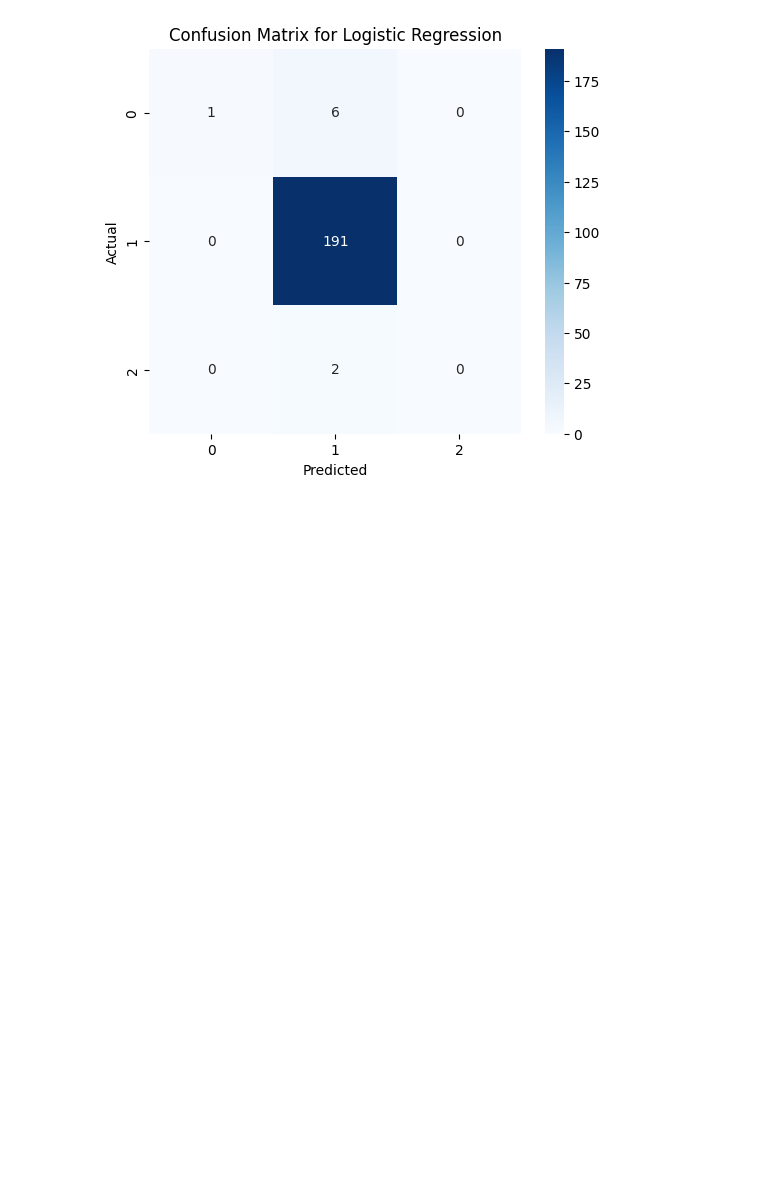
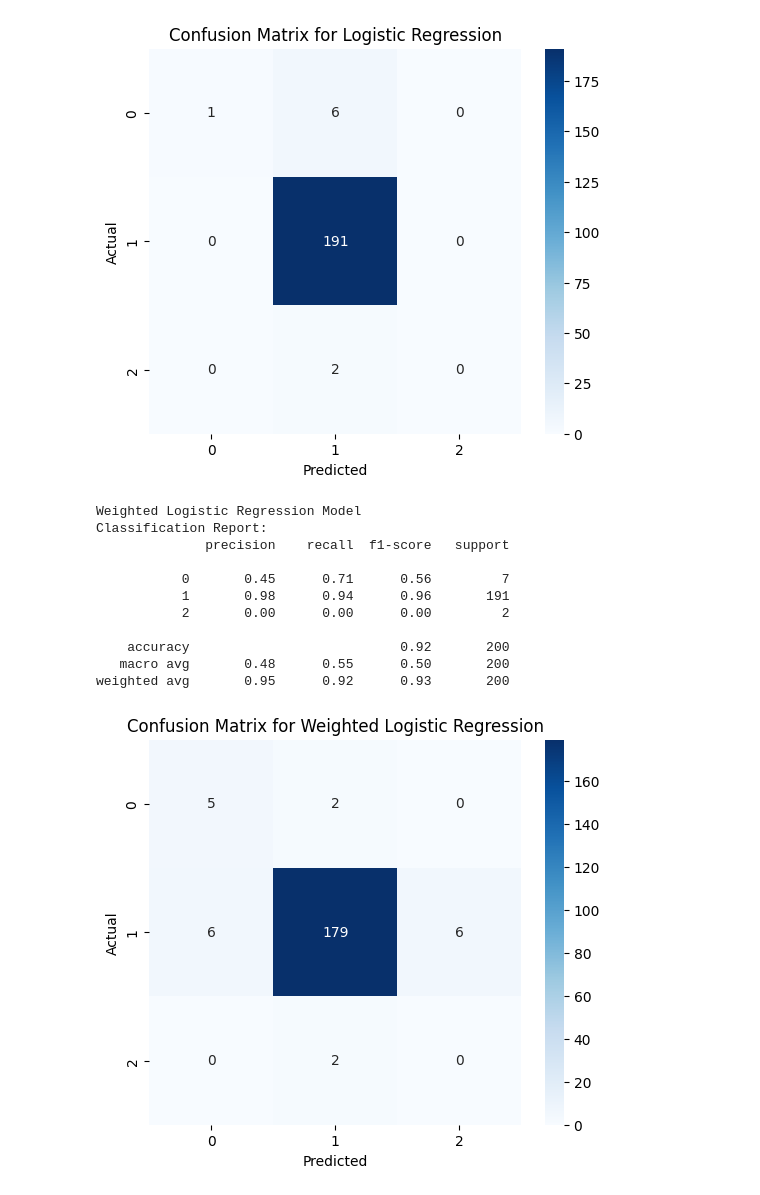
Before and after one commit to njokinjuguna/Machine-learning-Models, a Jupyter notebook: cancerpredictiveanalysisinkenya.ipynb, the cells around one changed output. Cells and saved outputs as stored; diff of their text form; code cells hidden in the pictures; blank space fills up the shorter version.

```diff
--- a/cancerpredictiveanalysisinkenya.ipynb
+++ b/cancerpredictiveanalysisinkenya.ipynb
@@ -837,3 +837,41 @@ Classification Report:
    macro avg       0.65      0.38      0.41       200
 weighted avg       0.95      0.96      0.94       200
 [figure]
+# %%
+# Reinitialize Logistic Regression with class weights
+
+log_reg_weighted = LogisticRegression(max_iter=1000, random_state=42, class_weight='balanced')
+
+# Train the model
+log_reg_weighted.fit(X_train, y_train)
+
+# Make predictions
+y_test_pred_weighted = log_reg_weighted.predict(X_test)
+
+# Evaluate the model
+print("\nWeighted Logistic Regression Model")
+print("Classification Report:")
+print(classification_report(y_test, y_test_pred_weighted, zero_division=0))
+
+# Confusion Matrix
+conf_matrix_weighted = confusion_matrix(y_test, y_test_pred_weighted)
+
+plt.figure(figsize=(6, 5))
+sns.heatmap(conf_matrix_weighted, annot=True, fmt='d', cmap='Blues')
+plt.title('Confusion Matrix for Weighted Logistic Regression')
+plt.xlabel('Predicted')
+plt.ylabel('Actual')
+plt.show()
+# %% [output]
+Weighted Logistic Regression Model
+Classification Report:
+              precision    recall  f1-score   support
+
+           0       0.45      0.71      0.56         7
+           1       0.98      0.94      0.96       191
+           2       0.00      0.00      0.00         2
+
+    accuracy                           0.92       200
+   macro avg       0.48      0.55      0.50       200
+weighted avg       0.95      0.92      0.93       200
+[figure, added]
```
Also changed, not shown: parts of 4 cells of this notebook.
